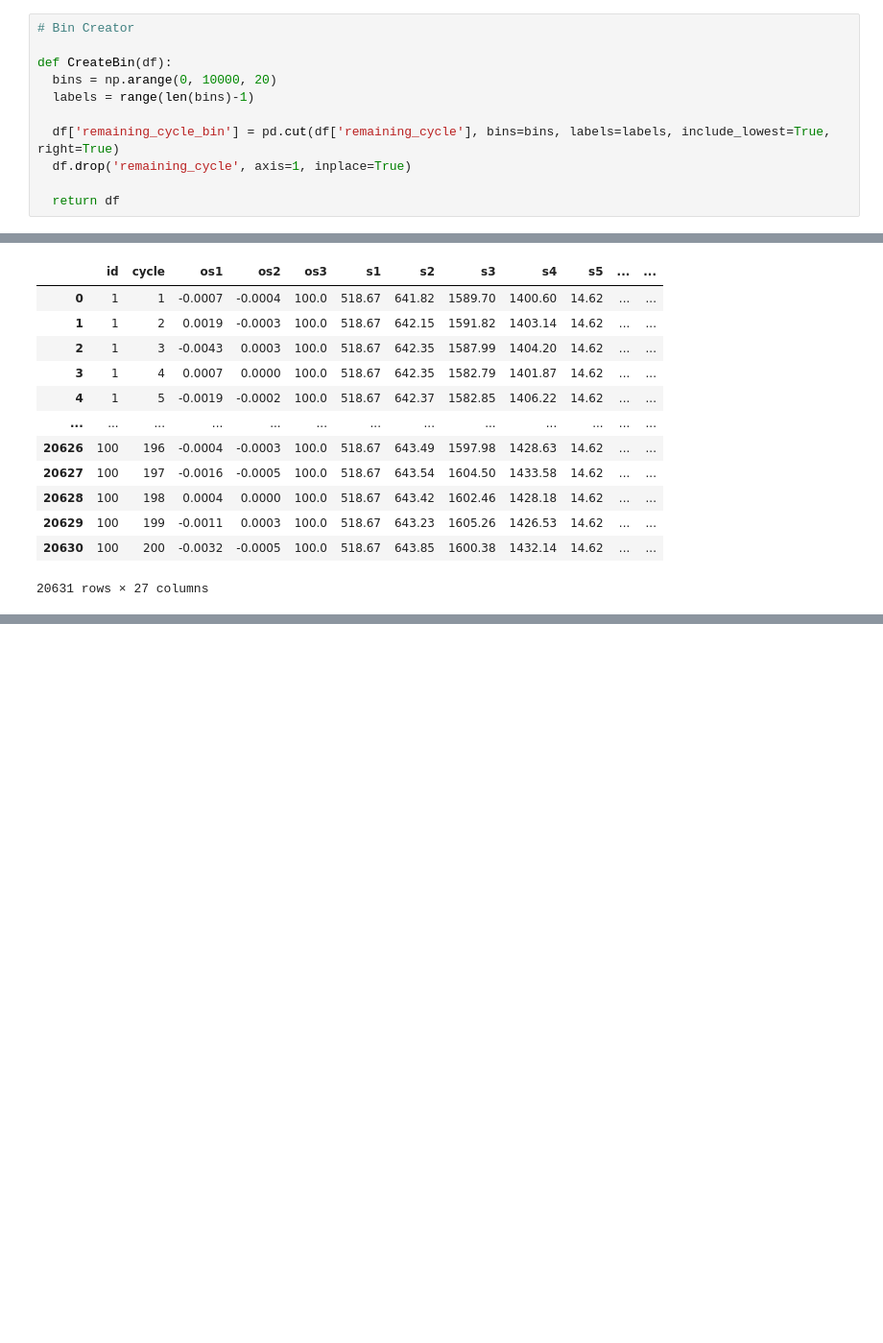
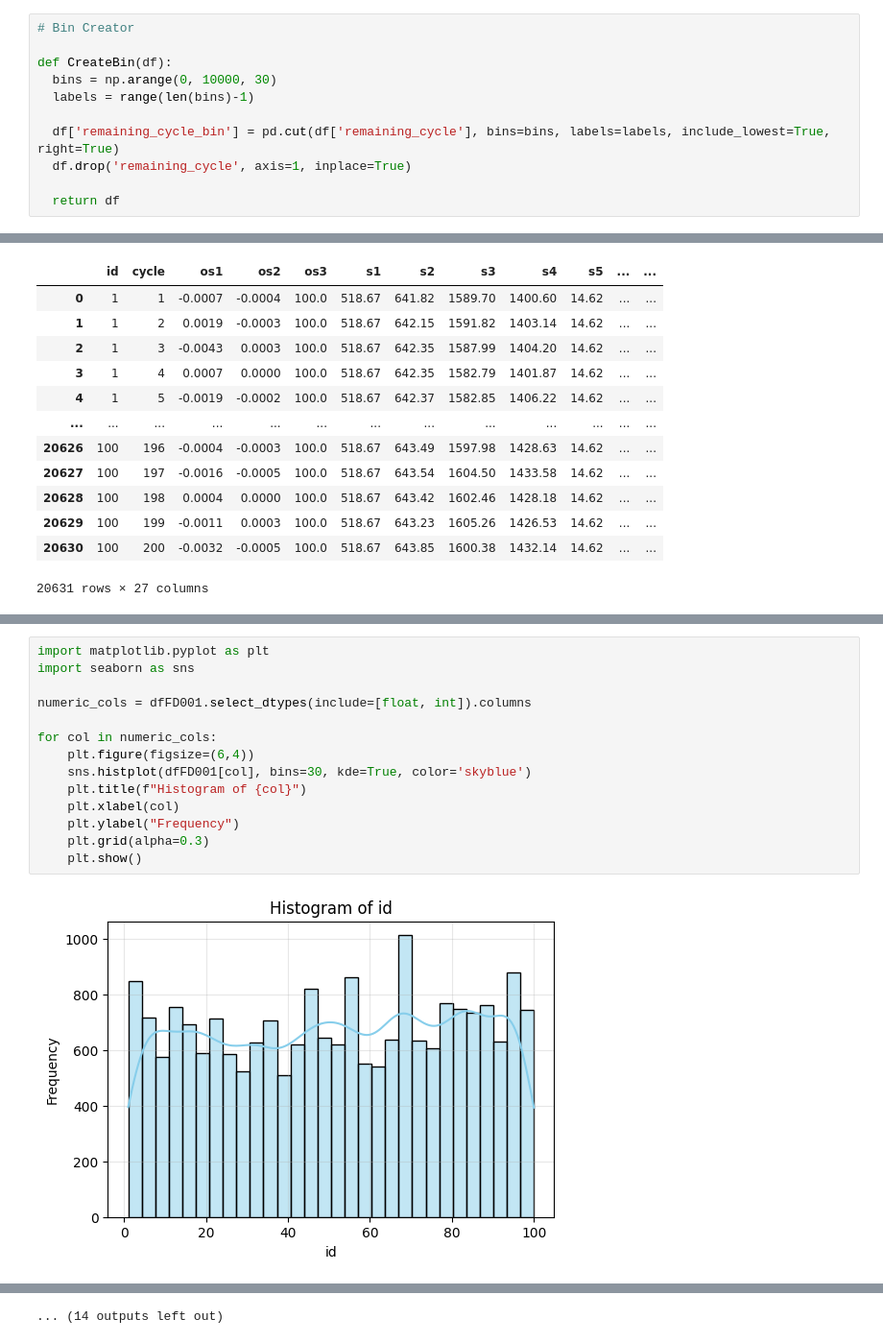
Before and after one commit to Anupazen/Advance-AI, a Jupyter notebook: Advanced_AI.ipynb, the cells around one changed output, grey strips where cells are left out. Shown at 96% size. Drawn from its saved outputs; the diff is of its cells as text; blank space fills up the shorter version.

```diff
--- a/Advanced_AI.ipynb
+++ b/Advanced_AI.ipynb
@@ -27,7 +27,7 @@ def CleanData(df):
 # Bin Creator
 
 def CreateBin(df):
-  bins = np.arange(0, 10000, 20)
+  bins = np.arange(0, 10000, 30)
   labels = range(len(bins)-1)
 
   df['remaining_cycle_bin'] = pd.cut(df['remaining_cycle'], bins=bins, labels=labels, include_lowest=True, right=True)
@@ -114,0 +119,16 @@ Classification Report:
+# %%
+import matplotlib.pyplot as plt
+import seaborn as sns
+
+numeric_cols = dfFD001.select_dtypes(include=[float, int]).columns
+
+for col in numeric_cols:
+    plt.figure(figsize=(6,4))
+    sns.histplot(dfFD001[col], bins=30, kde=True, color='skyblue')
+    plt.title(f"Histogram of {col}")
+    plt.xlabel(col)
+    plt.ylabel("Frequency")
+    plt.grid(alpha=0.3)
+    plt.show()
+# %% [output]
+[figure, added]
@@ -114,0 +146 @@ Classification Report:
+... (14 outputs left out)
```
Also changed, not shown: parts of 4 cells of this notebook.
